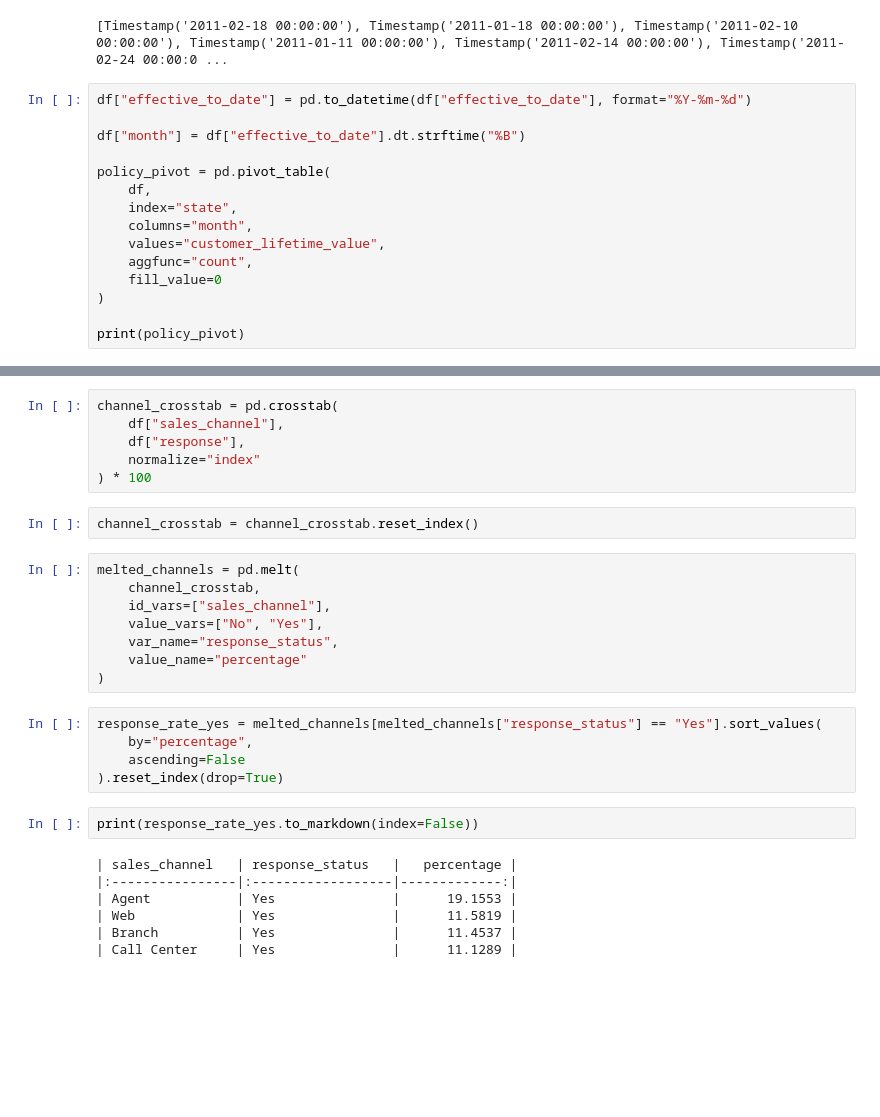
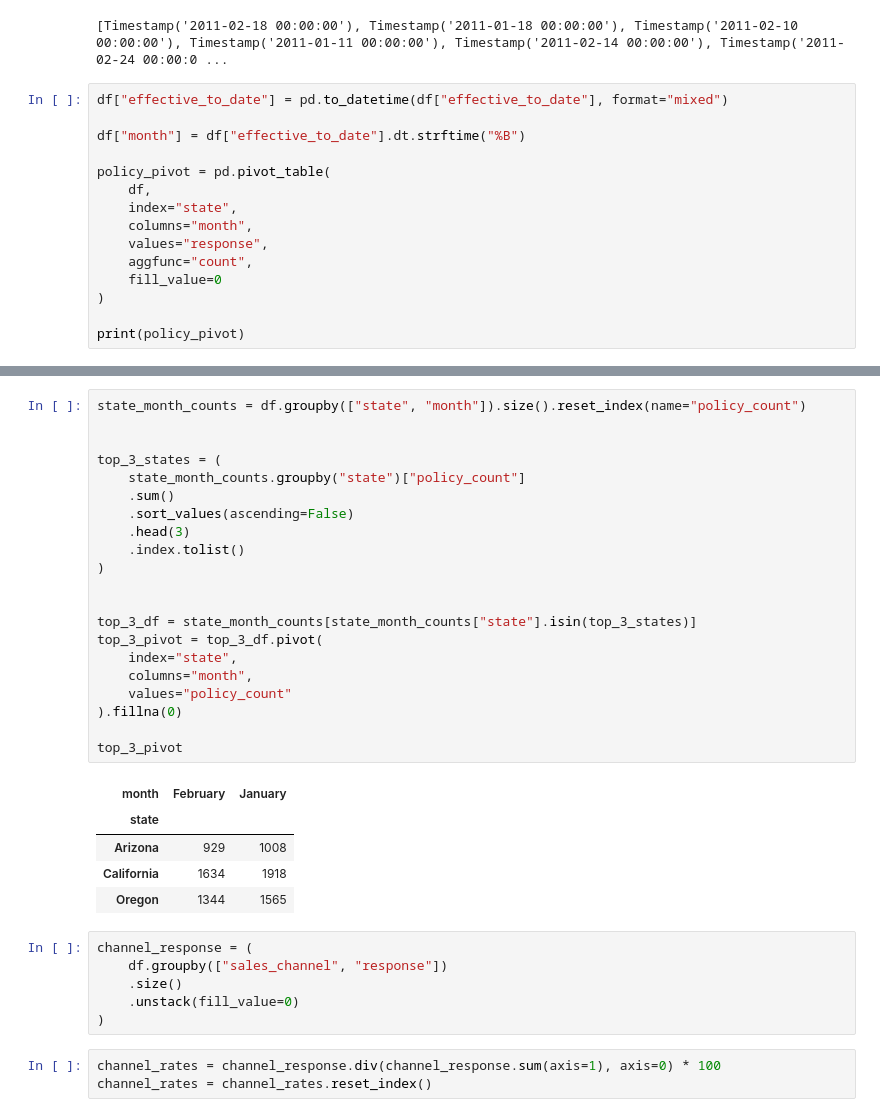
Before and after one commit to FranciscoDosReis/lab-dw-data-aggregation-and-filtering, a Jupyter notebook: lab-dw-aggregating.ipynb, the cells around one changed output, grey strips where cells are left out. Saved outputs shown, nothing was run; the diff lists cells and outputs as text; blank space fills up the shorter version.

```diff
--- a/lab-dw-aggregating.ipynb
+++ b/lab-dw-aggregating.ipynb
@@ -207,7 +209,7 @@ print(unique_dates)
 # %% [output]
 [Timestamp('2011-02-18 00:00:00'), Timestamp('2011-01-18 00:00:00'), Timestamp('2011-02-10 00:00:00'), Timestamp('2011-01-11 00:00:00'), Timestamp('2011-02-14 00:00:00'), Timestamp('2011-02-24 00:00:0 ...
 # %%
-df["effective_to_date"] = pd.to_datetime(df["effective_to_date"], format="%Y-%m-%d")
+df["effective_to_date"] = pd.to_datetime(df["effective_to_date"], format="mixed")
 
 df["month"] = df["effective_to_date"].dt.strftime("%B")
 
@@ -215,7 +217,7 @@ policy_pivot = pd.pivot_table(
     df,
     index="state",
     columns="month",
-    values="customer_lifetime_value",
+    values="response",
     aggfunc="count",
     fill_value=0
 )
@@ -257,30 +234,36 @@ top_3_pivot
-# %%
-channel_crosstab = pd.crosstab(
-    df["sales_channel"],
-    df["response"],
-    normalize="index"
-) * 100
-# %%
-channel_crosstab = channel_crosstab.reset_index()
-# %%
-melted_channels = pd.melt(
-    channel_crosstab,
-    id_vars=["sales_channel"],
-    value_vars=["No", "Yes"],
-    var_name="response_status",
-    value_name="percentage"
-)
-# %%
-response_rate_yes = melted_channels[melted_channels["response_status"] == "Yes"].sort_values(
-    by="percentage",
-    ascending=False
-).reset_index(drop=True)
-# %%
-print(response_rate_yes.to_markdown(index=False))
-# %% [output]
-| sales_channel   | response_status   |   percentage |
-|:----------------|:------------------|-------------:|
-| Agent           | Yes               |      19.1553 |
-| Web             | Yes               |      11.5819 |
-| Branch          | Yes               |      11.4537 |
-| Call Center     | Yes               |      11.1289 |
+# %%
+state_month_counts = df.groupby(["state", "month"]).size().reset_index(name="policy_count")
+
+
+top_3_states = (
+    state_month_counts.groupby("state")["policy_count"]
+    .sum()
+    .sort_values(ascending=False)
+    .head(3)
+    .index.tolist()
+)
+
+
+top_3_df = state_month_counts[state_month_counts["state"].isin(top_3_states)]
+top_3_pivot = top_3_df.pivot(
+    index="state",
+    columns="month",
+    values="policy_count"
+).fillna(0)
+
+top_3_pivot
+# %% [output]
+| month | February | January |
+| state |  |  |
+| Arizona | 929 | 1008 |
+| California | 1634 | 1918 |
+| Oregon | 1344 | 1565 |
+# %%
+channel_response = (
+    df.groupby(["sales_channel", "response"])
+    .size()
+    .unstack(fill_value=0)
+)
+# %%
+channel_rates = channel_response.div(channel_response.sum(axis=1), axis=0) * 100
+channel_rates = channel_rates.reset_index()
```
Also changed, not shown: parts of 11 cells of this notebook.
